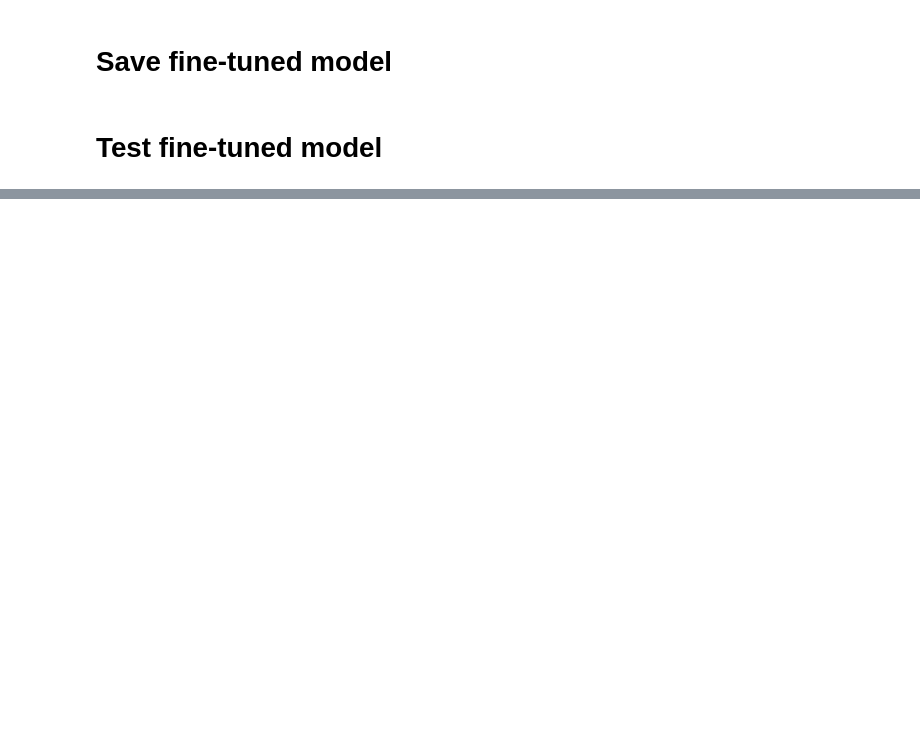
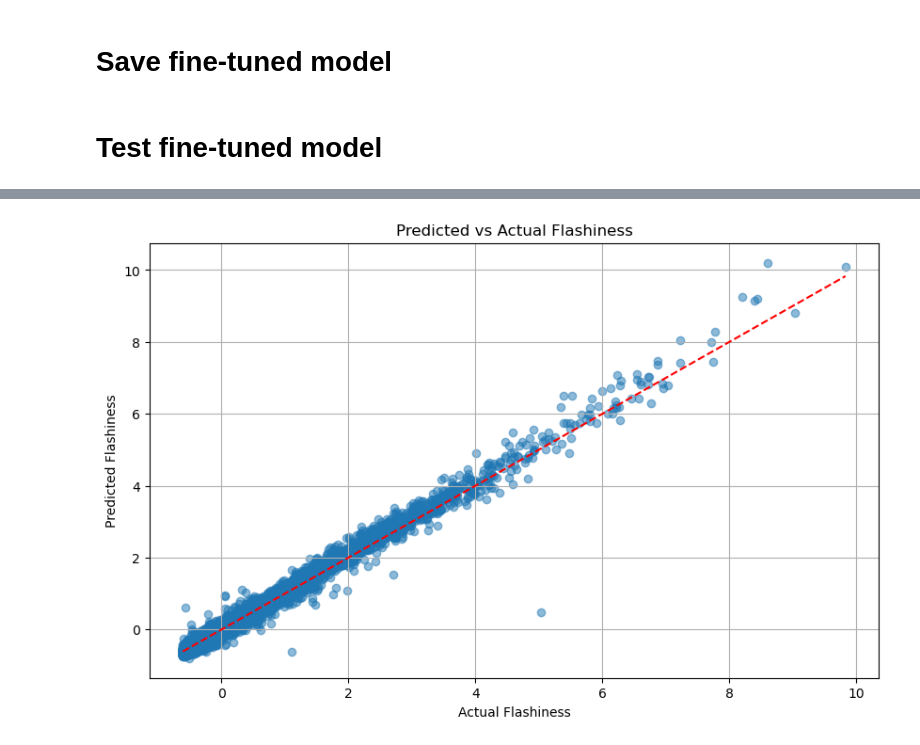
Before and after one commit to Antoine2212/CSC_43M04_EP_challenge, a Jupyter notebook: flashy/flashy_fine_tune.ipynb, the cells around one changed output, grey strips where cells are left out. Saved outputs shown, nothing was run; the diff lists cells and outputs as text; code cells hidden in the pictures; blank space fills up the shorter version.

```diff
--- a/flashy/flashy_fine_tune.ipynb
+++ b/flashy/flashy_fine_tune.ipynb
@@ -300,0 +346,83 @@ ValueError: not enough values to unpack (expected 3, got 2)
+# %%
+print(f"Train dataset loaded with {len(df_train)} samples")
+
+# Create test dataloader
+test_dataset = FlashinessDataset(df_train, "../dataset/train_val", transform)
+test_loader = DataLoader(test_dataset, batch_size=64, shuffle=False, num_workers=4)
+
+# Recreate model architecture
+vision = models.resnet50(pretrained=False)  # No need to download pretrained weights
+vision.fc = nn.Identity()
+
+regressor = nn.Sequential(
+    nn.Linear(2048, 512),
+    nn.ReLU(),
+    nn.Linear(512, 1)
+)
+
+class FlashinessModel(nn.Module):
+    def __init__(self, vision, regressor):
+        super().__init__()
+        self.vision = vision
+        self.regressor = regressor
+
+    def forward(self, x):
+        x = self.vision(x)
+        return self.regressor(x).squeeze(1)
+
+# Load saved model weights
+vision.load_state_dict(torch.load("flashiness_encoder.pth"))
+regressor.load_state_dict(torch.load("flashiness_regressor.pth"))
+model = FlashinessModel(vision, regressor)
+
+# Set device
+device = torch.device("cuda" if torch.cuda.is_available() else "cpu")
+model.to(device)
+
+# Evaluation
+model.eval()
+predictions = []
+actual = []
+ids = []
+
+with torch.no_grad():
+    for imgs, targets in tqdm(test_loader, desc="Evaluating"):
+        imgs = imgs.to(device)
+        outputs = model(imgs)
+
+        # Store predictions and ground truth
+        predictions.extend(outputs.cpu().numpy().tolist())
+        actual.extend(targets.numpy().tolist())
+
+ids = df_train['id'].values.tolist()
+# Create results dataframe
+results = pd.DataFrame({
+    'id': ids,
+    'predicted_flashiness': predictions
+})
+
+# If we have actual flashiness values in the test set, calculate metrics
+if "flashiness" in df_train.columns:
+    from sklearn.metrics import mean_squared_error, mean_absolute_error, r2_score
+
+    mse = mean_squared_error(actual, predictions)
+    rmse = np.sqrt(mse)
+    mae = mean_absolute_error(actual, predictions)
+    r2 = r2_score(actual, predictions)
+
+    print(f"Test Results:")
+    print(f"MSE: {mse:.4f}")
+    print(f"RMSE: {rmse:.4f}")
+    print(f"MAE: {mae:.4f}")
+    print(f"R²: {r2:.4f}")
+
+    # Plot predictions vs actual
+    plt.figure(figsize=(10, 6))
+    plt.scatter(actual, predictions, alpha=0.5)
+    plt.plot([min(actual), max(actual)], [min(actual), max(actual)], 'r--')
+    plt.xlabel('Actual Flashiness')
+    plt.ylabel('Predicted Flashiness')
+    plt.title('Predicted vs Actual Flashiness')
+    plt.grid(True)
+    plt.show()
+# %% [output]
@@ -300,0 +435 @@ ValueError: not enough values to unpack (expected 3, got 2)
+[figure, added]
```
Also changed, not shown: parts of 8 cells of this notebook, 10 other files.
